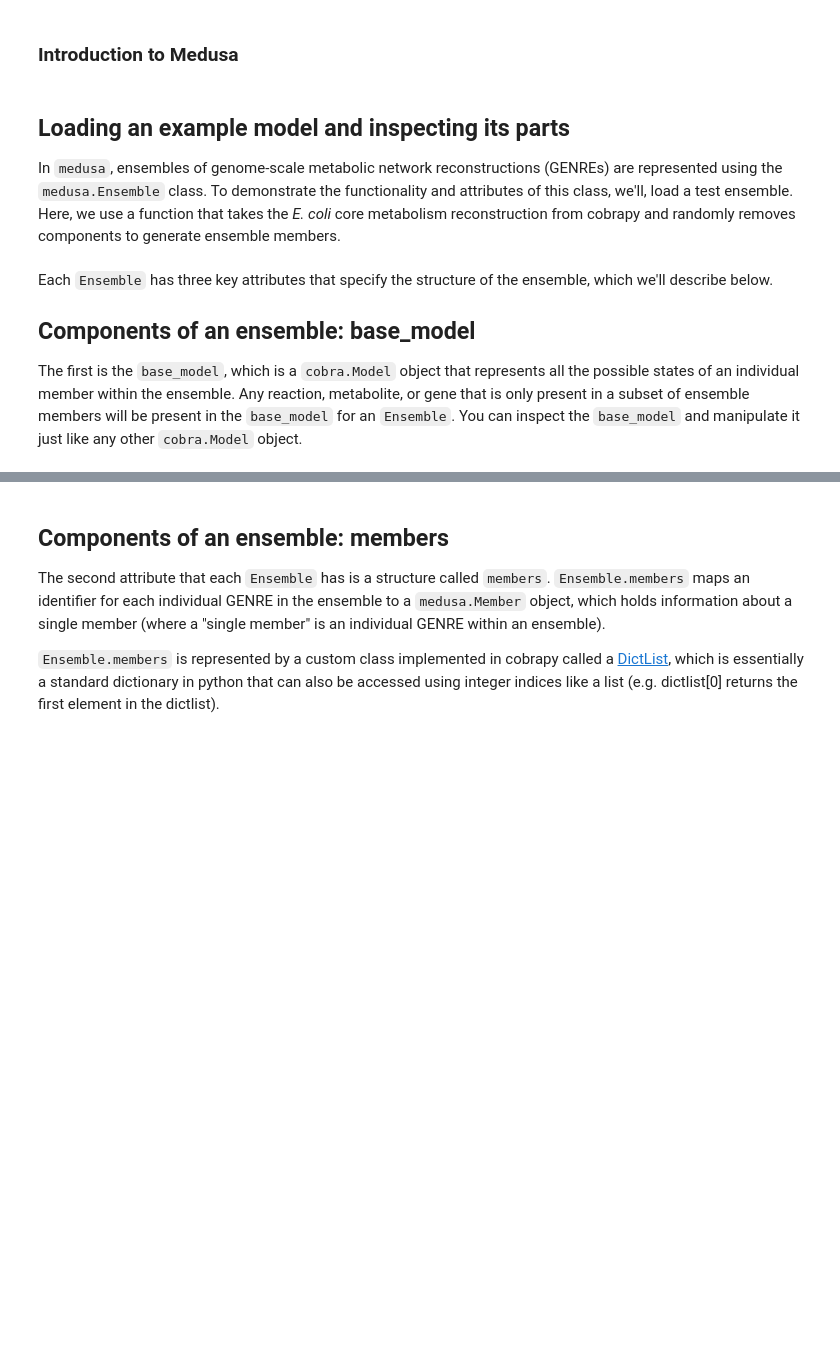
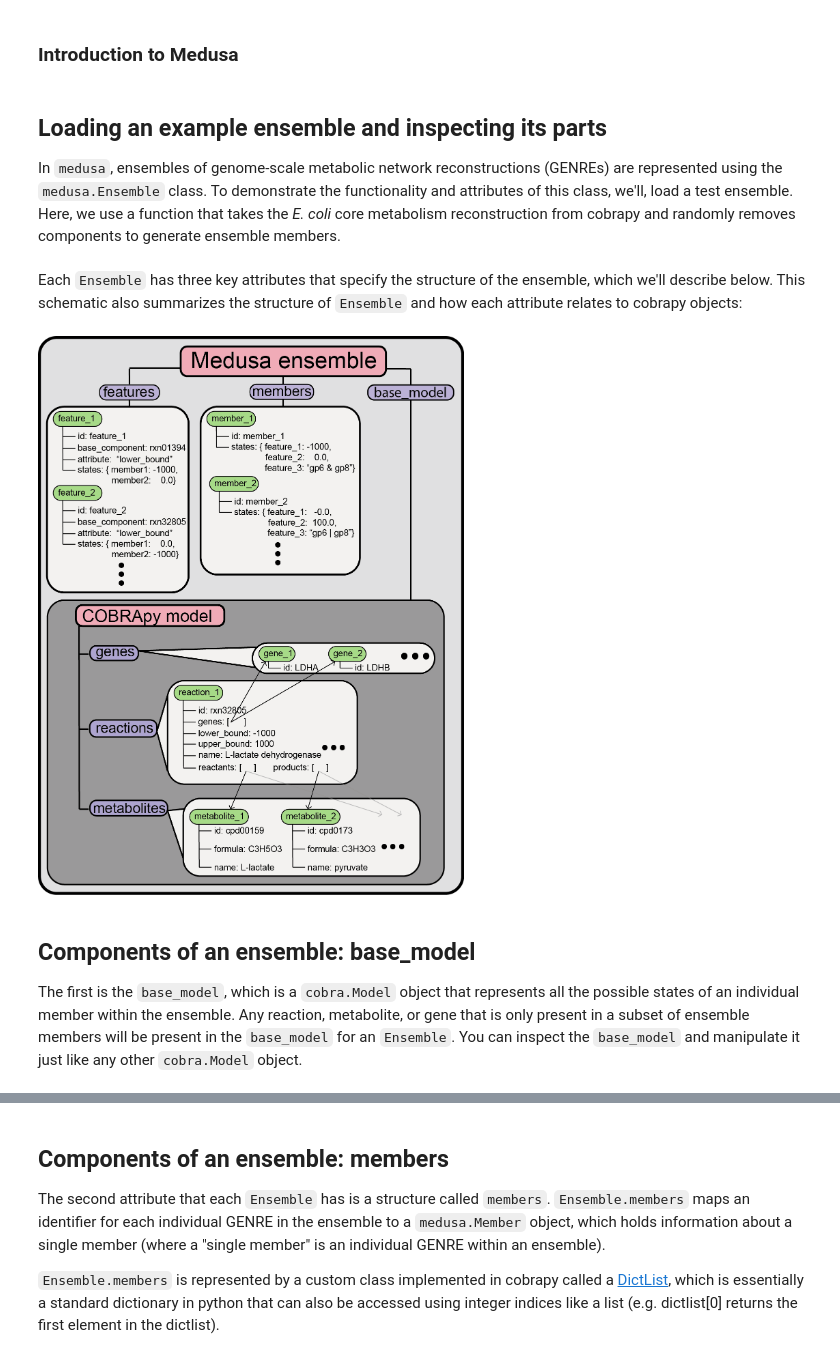
Before and after one commit to opencobra/Medusa, a Jupyter notebook: docs/medusa_objects.ipynb, the cells around one changed output, grey strips where cells are left out. Saved outputs shown, nothing was run; the diff lists cells and outputs as text; code cells hidden in the pictures; blank space fills up the shorter version.

Commit message:
docs: add medusa structure schematic. Fixes #29.

```diff
--- a/docs/medusa_objects.ipynb
+++ b/docs/medusa_objects.ipynb
@@ -2,7 +2,7 @@
 ### Introduction to Medusa
 # %% [markdown]
 
-## Loading an example model and inspecting its parts
+## Loading an example ensemble and inspecting its parts
 
 In `medusa`, ensembles of genome-scale metabolic network reconstructions (GENREs) are represented using the `medusa.Ensemble` class. To demonstrate the functionality and attributes of this class, we'll, load a test ensemble. Here, we use a function that takes the *E. coli* core metabolism reconstruction from cobrapy and randomly removes components to generate ensemble members.
 # %%
@@ -10,9 +10,14 @@ import medusa
 from medusa.test.test_ensemble import construct_textbook_ensemble
 
 example_ensemble = construct_textbook_ensemble()
+# %% [markdown]
+Each `Ensemble` has three key attributes that specify the structure of the ensemble, which we'll describe below. This schematic also summarizes the structure of `Ensemble` and how each attribute relates to cobrapy objects:
+# %%
+from IPython.display import Image
+Image(filename='medusa_structure.png', width=500)
+# %% [output]
+[figure, added]
 # %% [markdown]
-Each `Ensemble` has three key attributes that specify the structure of the ensemble, which we'll describe below.
-
 ## Components of an ensemble: base_model
 
 The first is the `base_model`, which is a `cobra.Model` object that represents all the possible states of an individual member within the ensemble. Any reaction, metabolite, or gene that is only present in a subset of ensemble members will be present in the `base_model` for an `Ensemble`. You can inspect the `base_model` and manipulate it just like any other `cobra.Model` object.
```
Also changed, not shown: parts of 7 cells of this notebook, 1 other file.
